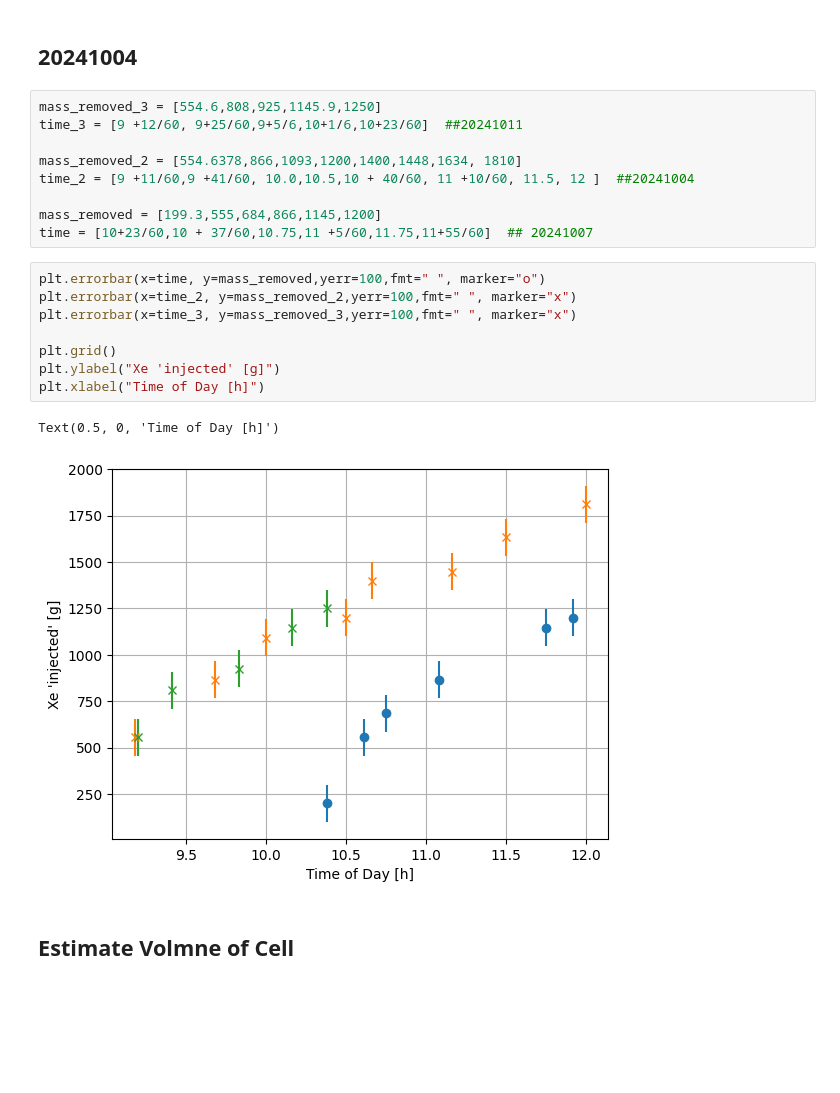
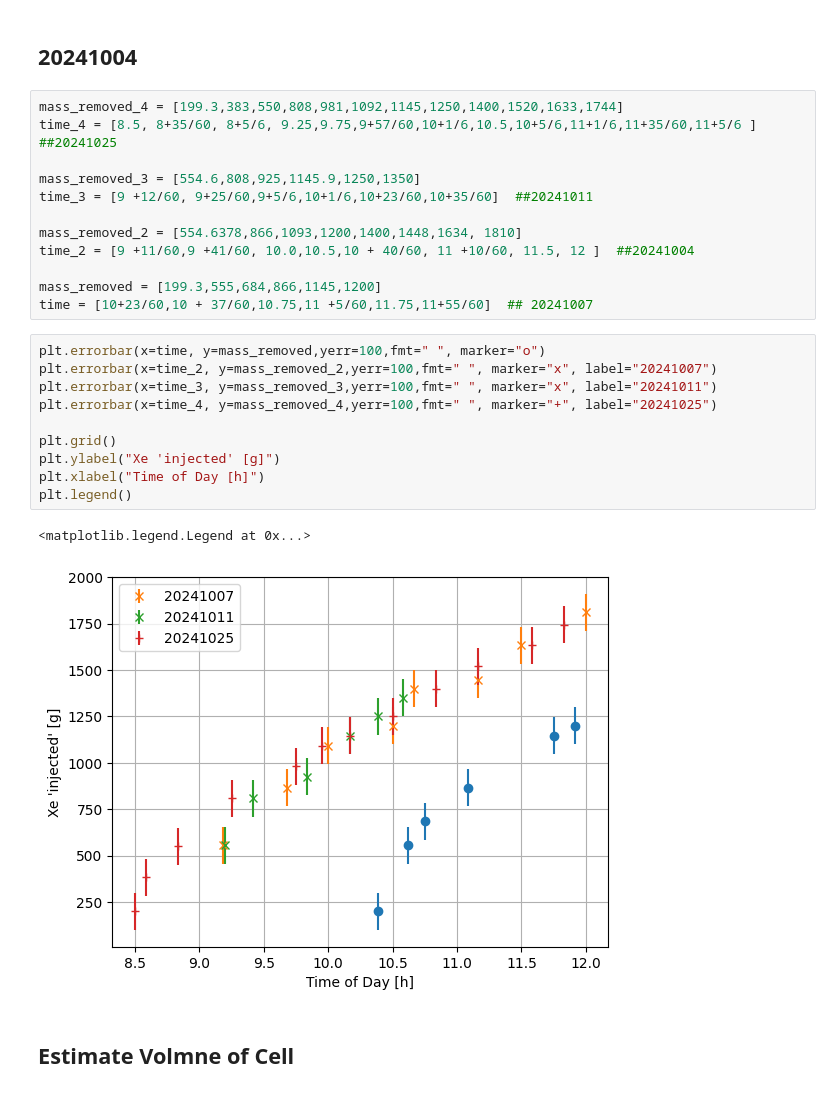
Before and after one commit to jbane11/nexo, a Jupyter notebook: Lab028/XeMassCalc/XenonMassCalc.ipynb, the cells around one changed output. Drawn from its saved outputs; the diff is of its cells as text; blank space fills up the shorter version.

```diff
--- a/Lab028/XeMassCalc/XenonMassCalc.ipynb
+++ b/Lab028/XeMassCalc/XenonMassCalc.ipynb
@@ -233,8 +233,11 @@ np.sqrt(150**2+ 70**2)
 # %% [markdown]
 ## 20241004
 # %%
-mass_removed_3 = [554.6,808,925,1145.9,1250]
-time_3 = [9 +12/60, 9+25/60,9+5/6,10+1/6,10+23/60]  ##20241011
+mass_removed_4 = [199.3,383,550,808,981,1092,1145,1250,1400,1520,1633,1744]
+time_4 = [8.5, 8+35/60, 8+5/6, 9.25,9.75,9+57/60,10+1/6,10.5,10+5/6,11+1/6,11+35/60,11+5/6 ]  ##20241025
+
+mass_removed_3 = [554.6,808,925,1145.9,1250,1350]
+time_3 = [9 +12/60, 9+25/60,9+5/6,10+1/6,10+23/60,10+35/60]  ##20241011
 
 mass_removed_2 = [554.6378,866,1093,1200,1400,1448,1634, 1810]
 time_2 = [9 +11/60,9 +41/60, 10.0,10.5,10 + 40/60, 11 +10/60, 11.5, 12 ]  ##20241004
@@ -243,15 +246,17 @@ mass_removed = [199.3,555,684,866,1145,1200]
 time = [10+23/60,10 + 37/60,10.75,11 +5/60,11.75,11+55/60]  ## 20241007
 # %%
 plt.errorbar(x=time, y=mass_removed,yerr=100,fmt=" ", marker="o")
-plt.errorbar(x=time_2, y=mass_removed_2,yerr=100,fmt=" ", marker="x")
-plt.errorbar(x=time_3, y=mass_removed_3,yerr=100,fmt=" ", marker="x")
+plt.errorbar(x=time_2, y=mass_removed_2,yerr=100,fmt=" ", marker="x", label="20241007")
+plt.errorbar(x=time_3, y=mass_removed_3,yerr=100,fmt=" ", marker="x", label="20241011")
+plt.errorbar(x=time_4, y=mass_removed_4,yerr=100,fmt=" ", marker="+", label="20241025")
 
 plt.grid()
 plt.ylabel("Xe 'injected' [g]")
 plt.xlabel("Time of Day [h]")
+plt.legend()
 # %% [output]
-Text(0.5, 0, 'Time of Day [h]')
+<matplotlib.legend.Legend at 0x...>
-[figure, old version]
+[figure, new version]
 # %% [markdown]
 ## Estimate Volmne of Cell
 # %% [markdown]
```
Also changed, not shown: parts of 3 cells of this notebook, 2 other files.
